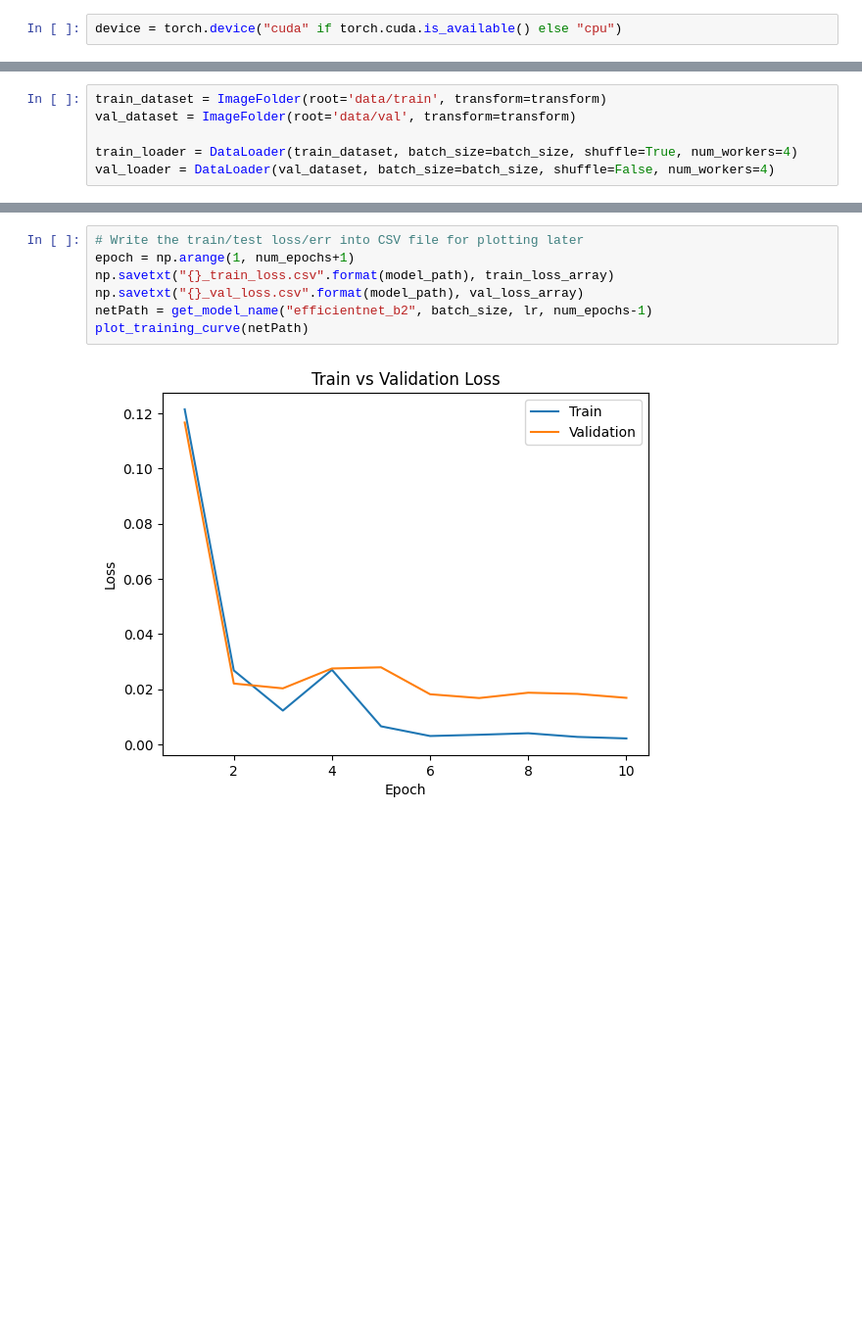
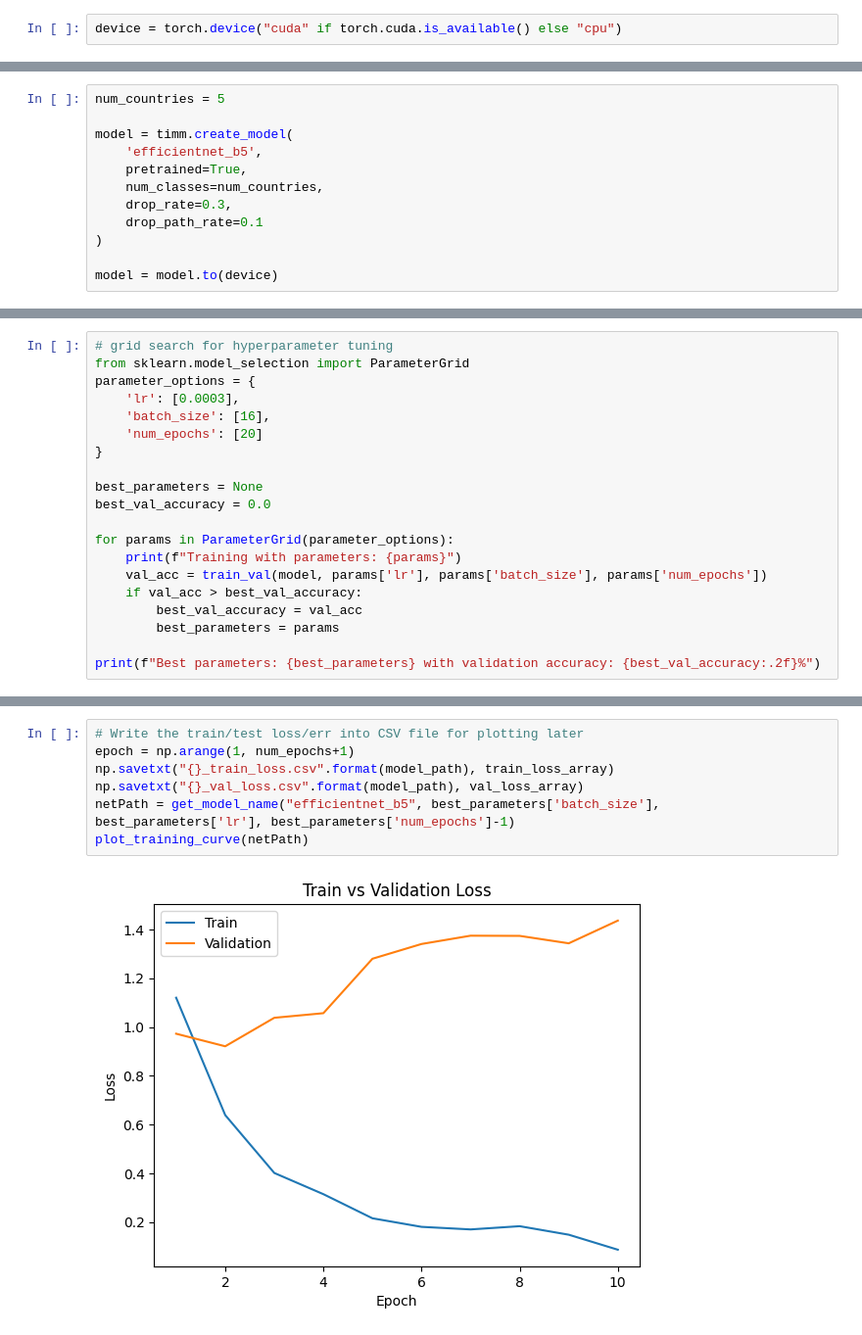
Before and after one commit to Rashaad0554/APS360-Building-to-Country, a Jupyter notebook: primary_model.ipynb, the cells around one changed output, grey strips where cells are left out. Shown at 98% size. Cells and saved outputs as stored; diff of their text form; blank space fills up the shorter version.

```diff
--- a/primary_model.ipynb
+++ b/primary_model.ipynb
@@ -69,6 +75,0 @@ transform = transforms.Compose([
-# %%
-train_dataset = ImageFolder(root='data/train', transform=transform)
-val_dataset = ImageFolder(root='data/val', transform=transform)
-
-train_loader = DataLoader(train_dataset, batch_size=batch_size, shuffle=True, num_workers=4)
-val_loader = DataLoader(val_dataset, batch_size=batch_size, shuffle=False, num_workers=4)
@@ -152,0 +76,12 @@ Validation Loss: 0.0169, Validation Accuracy: 99.66%
+# %%
+num_countries = 5
+
+model = timm.create_model(
+    'efficientnet_b5',
+    pretrained=True,
+    num_classes=num_countries,
+    drop_rate=0.3,
+    drop_path_rate=0.1
+)
+
+model = model.to(device)
@@ -152,0 +163,20 @@ Validation Loss: 0.0169, Validation Accuracy: 99.66%
+# %%
+# grid search for hyperparameter tuning
+from sklearn.model_selection import ParameterGrid
+parameter_options = {
+    'lr': [0.0003],
+    'batch_size': [16],
+    'num_epochs': [20]
+}
+
+best_parameters = None
+best_val_accuracy = 0.0
+
+for params in ParameterGrid(parameter_options):
+    print(f"Training with parameters: {params}")
+    val_acc = train_val(model, params['lr'], params['batch_size'], params['num_epochs'])
+    if val_acc > best_val_accuracy:
+        best_val_accuracy = val_acc
+        best_parameters = params
+
+print(f"Best parameters: {best_parameters} with validation accuracy: {best_val_accuracy:.2f}%")
@@ -153,9 +186,9 @@ Validation Loss: 0.0169, Validation Accuracy: 99.66%
 # %%
 # Write the train/test loss/err into CSV file for plotting later
 epoch = np.arange(1, num_epochs+1)
 np.savetxt("{}_train_loss.csv".format(model_path), train_loss_array)
 np.savetxt("{}_val_loss.csv".format(model_path), val_loss_array)
-netPath = get_model_name("efficientnet_b2", batch_size, lr, num_epochs-1)
+netPath = get_model_name("efficientnet_b5", best_parameters['batch_size'], best_parameters['lr'], best_parameters['num_epochs']-1)
 plot_training_curve(netPath)
 # %% [output]
-[figure, old version]
+[figure, new version]
```
Also changed, not shown: parts of 9 cells of this notebook.
